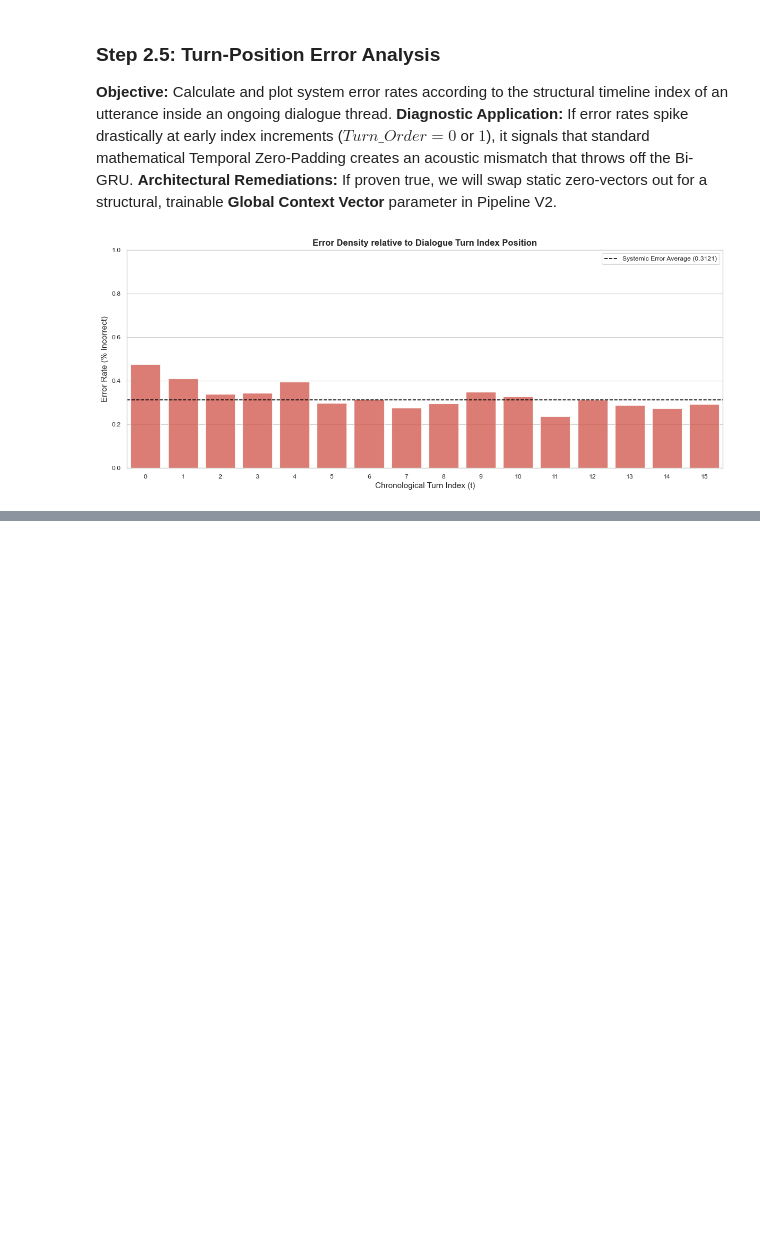
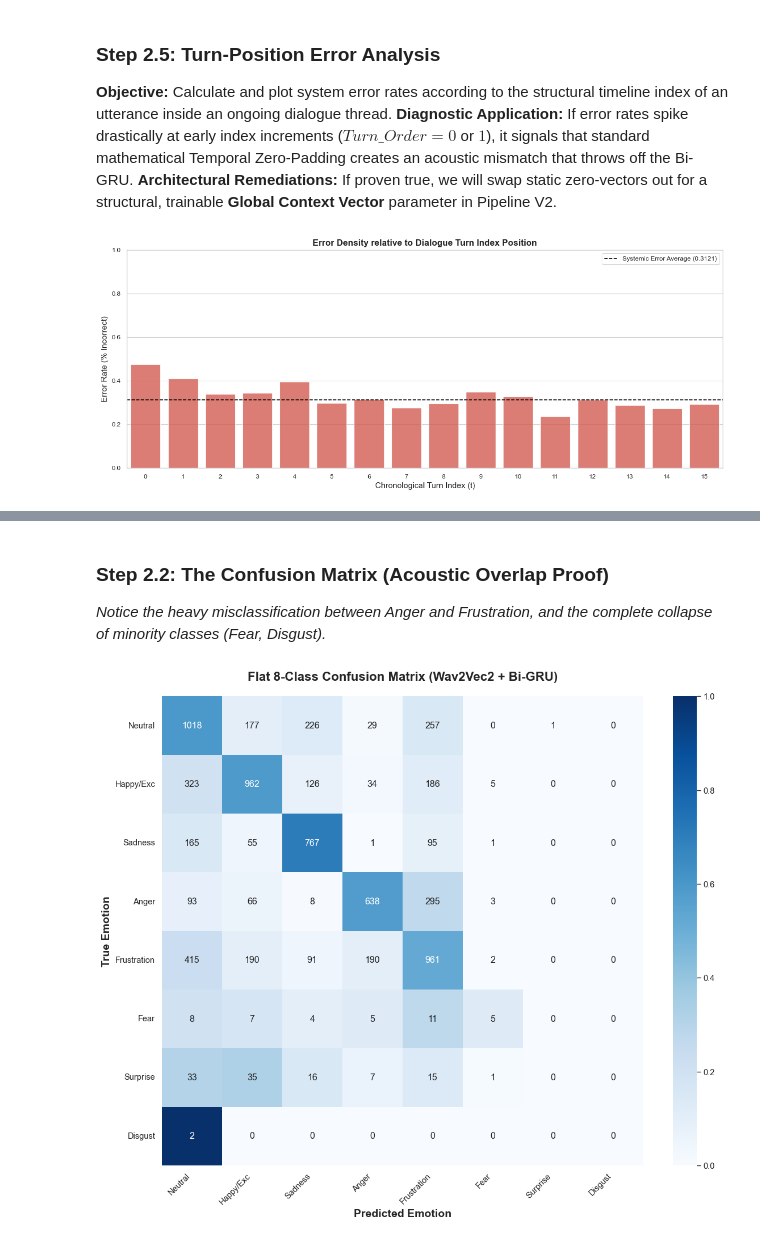
Before and after one commit to HuyPham171-hub/conv-ser, a Jupyter notebook: notebooks/eda_iemocap.ipynb, the cells around one changed output, grey strips where cells are left out. Cells and saved outputs as stored; diff of their text form; code cells hidden in the pictures; blank space fills up the shorter version.

```diff
--- a/notebooks/eda_iemocap.ipynb
+++ b/notebooks/eda_iemocap.ipynb
@@ -617,0 +649,32 @@ plt.show()
+# %% [markdown]
+### Step 2.2: The Confusion Matrix (Acoustic Overlap Proof)
+*Notice the heavy misclassification between Anger and Frustration, and the complete collapse of minority classes (Fear, Disgust).*
+# %%
+# =====================================================================
+# 3. CONFUSION MATRIX VISUALIZATION
+# =====================================================================
+cm = confusion_matrix(y_true, y_pred)
+# Normalize by row (True Label) to show percentages
+cm_normalized = cm.astype('float') / cm.sum(axis=1)[:, np.newaxis]
+cm_normalized = np.nan_to_num(cm_normalized) # Handle zero-division
+
+plt.figure(figsize=(12, 10))
+sns.heatmap(
+    cm_normalized,
+    annot=cm, # Show actual counts in the boxes
+    fmt='d',
+    cmap='Blues',
+    xticklabels=class_names,
+    yticklabels=class_names,
+    vmin=0, vmax=1 # Normalize color scale from 0 to 100%
+)
+
+plt.title('Flat 8-Class Confusion Matrix (Wav2Vec2 + Bi-GRU)', fontsize=16, fontweight='bold', pad=20)
+plt.ylabel('True Emotion', fontsize=14, fontweight='bold')
+plt.xlabel('Predicted Emotion', fontsize=14, fontweight='bold')
+plt.xticks(rotation=45, ha='right')
+plt.yticks(rotation=0)
+plt.tight_layout()
+plt.show()
+# %% [output]
+[figure, added]
```
Also changed, not shown: parts of 10 cells of this notebook, 3 other files.
